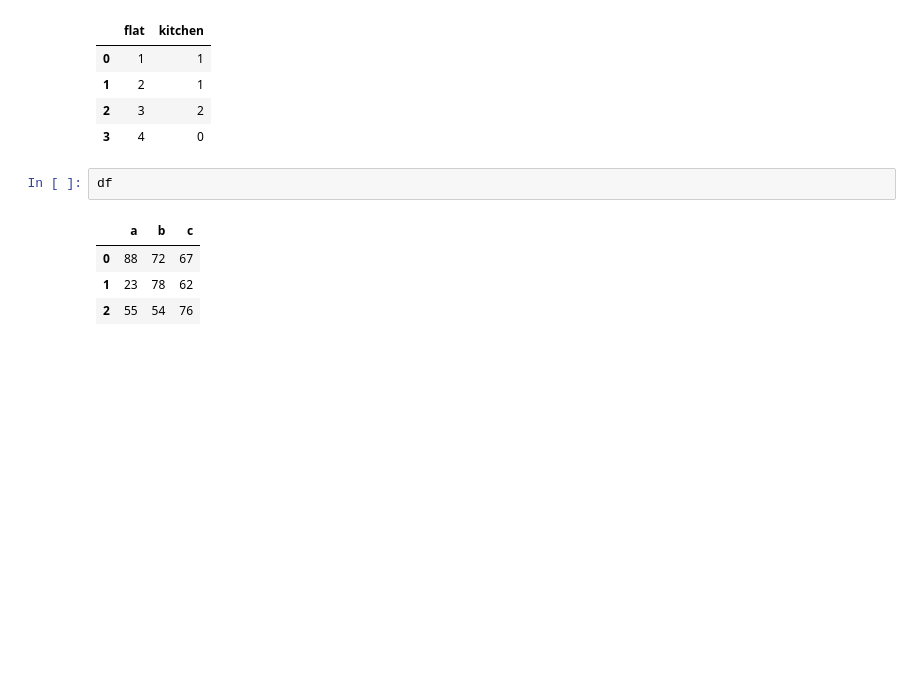
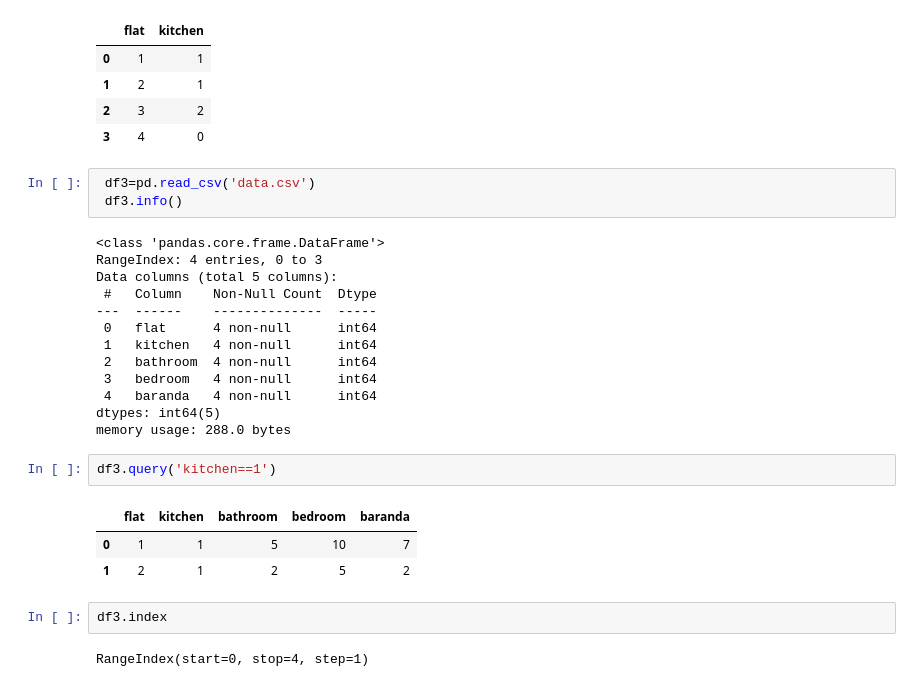
Before and after one commit to BushraOnika/BushPanda, a Jupyter notebook: TestPanda.ipynb, the cells around one changed output. Drawn from its saved outputs; the diff is of its cells as text; blank space fills up the shorter version.

```diff
--- a/TestPanda.ipynb
+++ b/TestPanda.ipynb
@@ -191,9 +191,28 @@ df
 | 2 | 3 | 2 |
 | 3 | 4 | 0 |
 # %%
-df
+ df3=pd.read_csv('data.csv')
+ df3.info()
 # %% [output]
-|  | a | b | c |
-| 0 | 88 | 72 | 67 |
-| 1 | 23 | 78 | 62 |
-| 2 | 55 | 54 | 76 |
+<class 'pandas.core.frame.DataFrame'>
+RangeIndex: 4 entries, 0 to 3
+Data columns (total 5 columns):
+ #   Column    Non-Null Count  Dtype
+---  ------    --------------  -----
+ 0   flat      4 non-null      int64
+ 1   kitchen   4 non-null      int64
+ 2   bathroom  4 non-null      int64
+ 3   bedroom   4 non-null      int64
+ 4   baranda   4 non-null      int64
+dtypes: int64(5)
+memory usage: 288.0 bytes
+# %%
+df3.query('kitchen==1')
+# %% [output]
+|  | flat | kitchen | bathroom | bedroom | baranda |
+| 0 | 1 | 1 | 5 | 10 | 7 |
+| 1 | 2 | 1 | 2 | 5 | 2 |
+# %%
+df3.index
+# %% [output]
+RangeIndex(start=0, stop=4, step=1)
```
Also changed, not shown: parts of 10 cells of this notebook, 2 other files.
